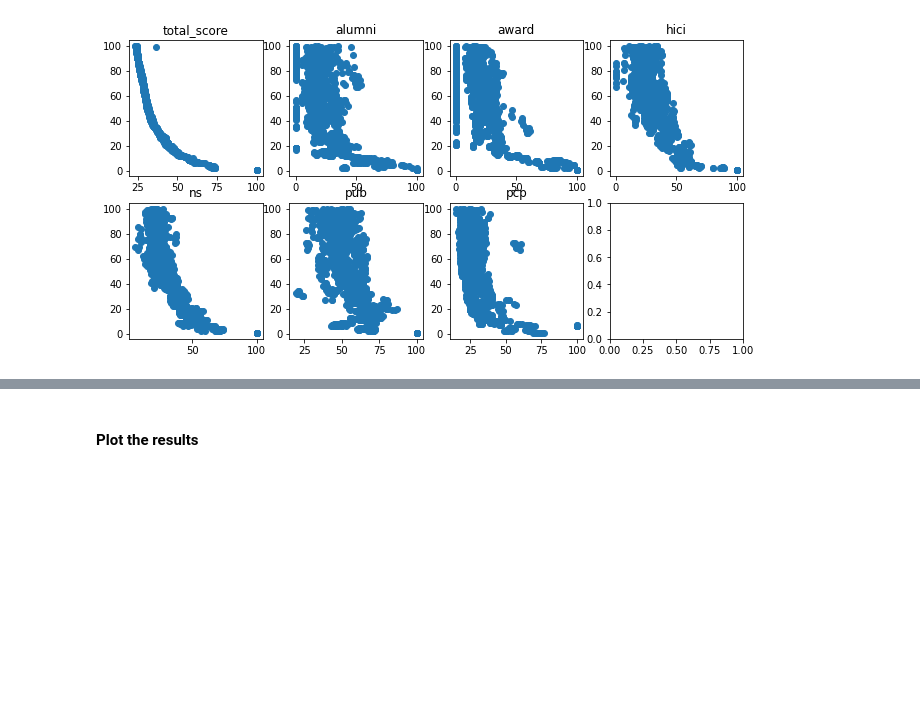
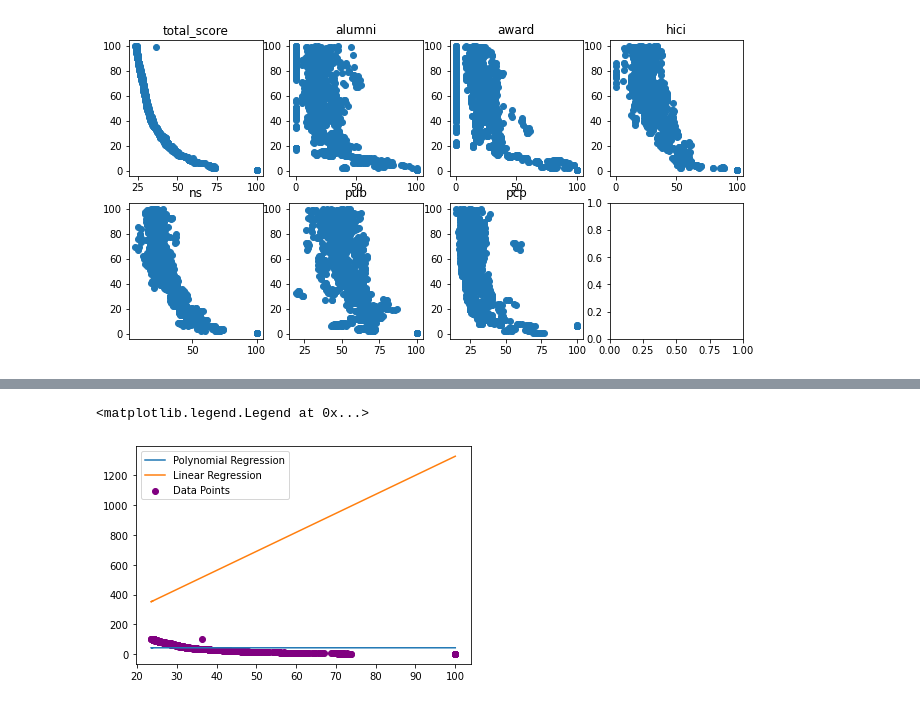
Before and after one commit to rohannakra/AI-Ranks-World-Universities, a Jupyter notebook: university_rankings.ipynb, the cells around one changed output, grey strips where cells are left out. Drawn from its saved outputs; the diff is of its cells as text; code cells hidden in the pictures; blank space fills up the shorter version.

Commit message:
Adding polynomial regression algorithm.

```diff
--- a/university_rankings.ipynb
+++ b/university_rankings.ipynb
@@ -127,15 +142,14 @@ for i in range(7):
-# %%
-param_grid = {
-    'C': [0.001, 0.01, 0.1, 1, 10]
-}
-
-gs_params = {
-    'estimator': SVR(kernel='linear'),
-    'param_grid': param_grid,
-    'n_jobs': -1,
-}
-
-gs = GridSearchCV(**gs_params)
-gs.fit(X_train, y_train)
-
-svr = gs.best_estimator_
+# %%
+poly_reg = LinearRegression()
+
+quadratic = PolynomialFeatures(degree=2)
+X_train_poly = quadratic.fit_transform(X_train)
+X_test_poly = quadratic.transform(X_test)
+
+poly_reg.fit(X_train_poly, y_train)
+
+poly_train_pred = poly_reg.predict(X_train_poly)
+poly_test_pred = poly_reg.predict(X_test_poly)
+
+print(f'MSE Train: {mean_squared_error(y_train, poly_train_pred)}')
+print(f'MSE Test: {mean_squared_error(y_test, poly_test_pred)}')
@@ -184,2 +195,14 @@ Test MSE: 215.66156297583268
-# %% [markdown]
-#### Plot the results
+# %%
+slope_poly = poly_reg.coef_[0]
+slope_lin = lin_reg.coef_[0]
+
+intercept_poly = poly_reg.intercept_
+intercept_lin = lin_reg.intercept_
+
+plt.scatter(data[:, 0], target, label='Data Points', color='purple')
+plt.plot(data[:, 0], data[:, 0] * slope_poly + intercept_poly, label='Polynomial Regression')
+plt.plot(data[:, 0], data[:, 0] * slope_lin + intercept_lin, label='Linear Regression')
+plt.legend()
+# %% [output]
+<matplotlib.legend.Legend at 0x...>
+[figure, added]
```
Also changed, not shown: parts of 9 cells of this notebook, 2 other files.
